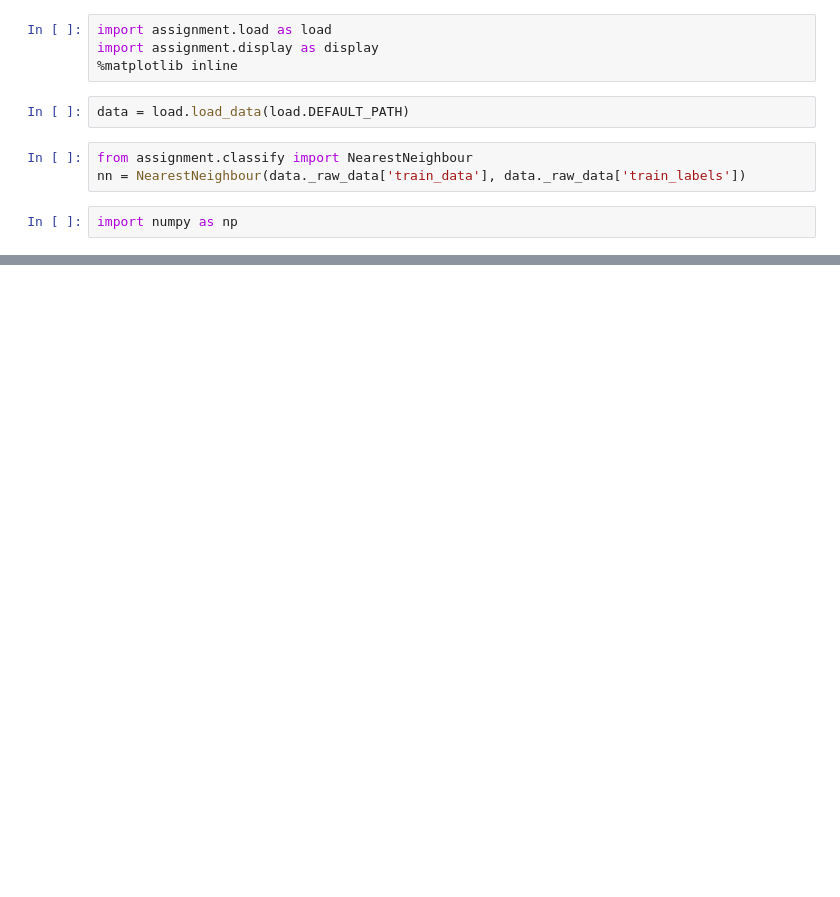
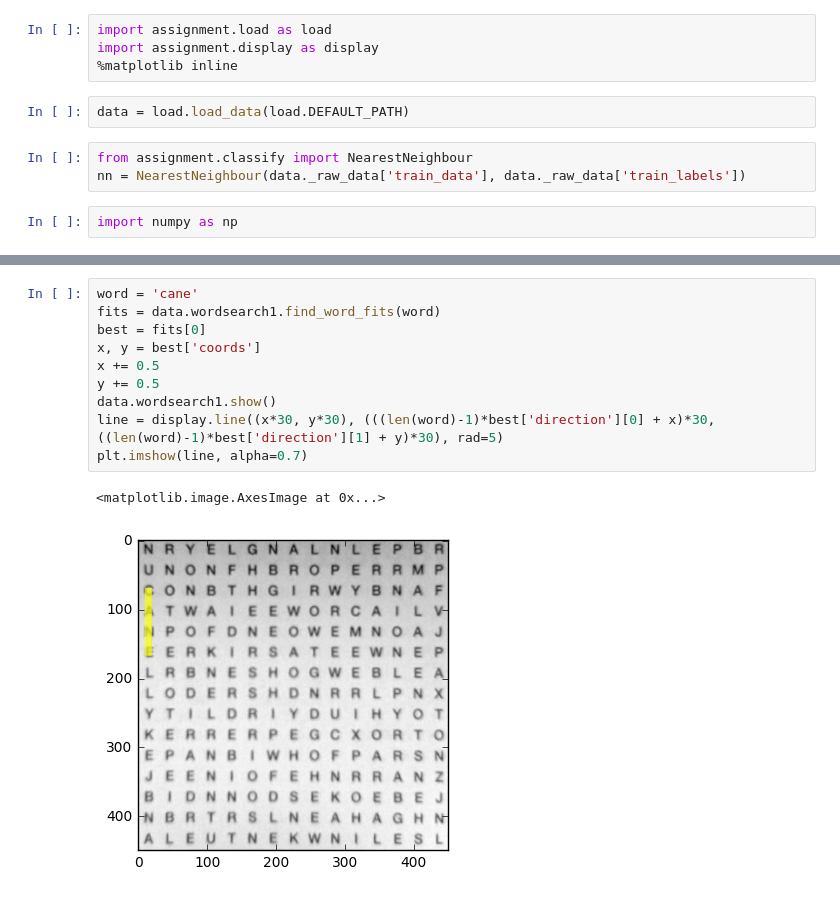
Before and after one commit to jmacmahon/data-driven-assignment-2, a Jupyter notebook: Main.ipynb, the cells around one changed output, grey strips where cells are left out. Drawn from its saved outputs; the diff is of its cells as text; blank space fills up the shorter version.

```diff
--- a/Main.ipynb
+++ b/Main.ipynb
@@ -36,0 +42,13 @@ data.wordsearch2.show()
+# %%
+word = 'cane'
+fits = data.wordsearch1.find_word_fits(word)
+best = fits[0]
+x, y = best['coords']
+x += 0.5
+y += 0.5
+data.wordsearch1.show()
+line = display.line((x*30, y*30), (((len(word)-1)*best['direction'][0] + x)*30, ((len(word)-1)*best['direction'][1] + y)*30), rad=5)
+plt.imshow(line, alpha=0.7)
+# %% [output]
+<matplotlib.image.AxesImage at 0x...>
+[figure, added]
```
Also changed, not shown: parts of 5 cells of this notebook, 3 other files.
